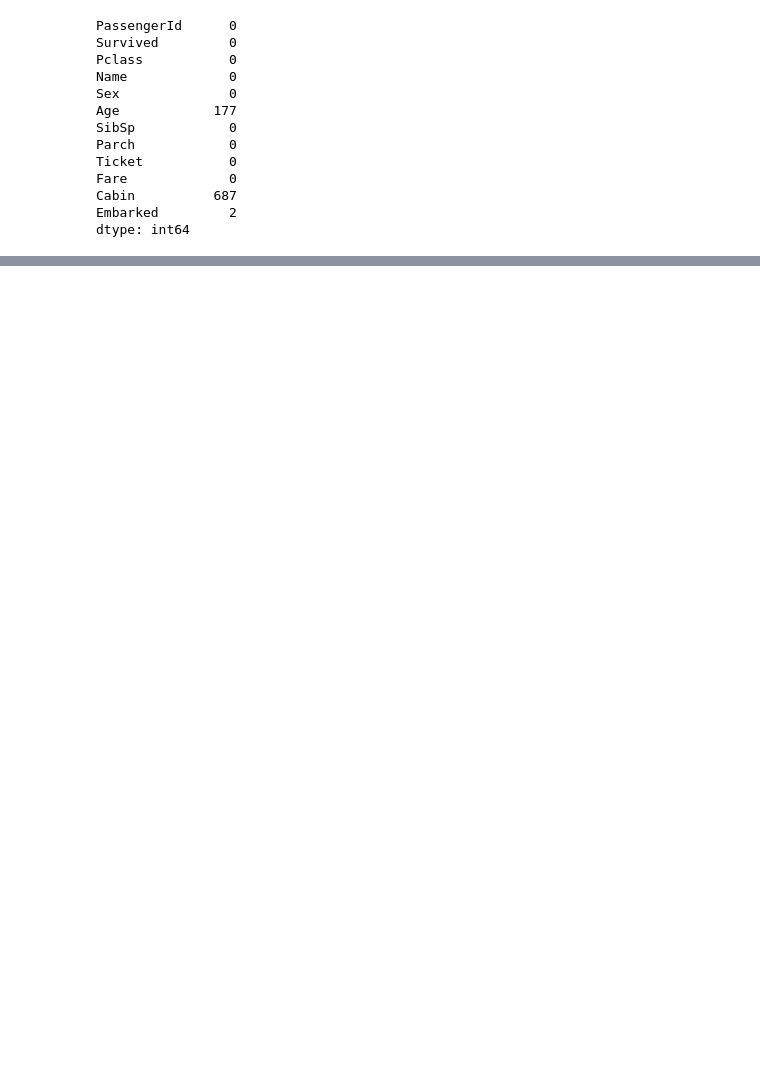
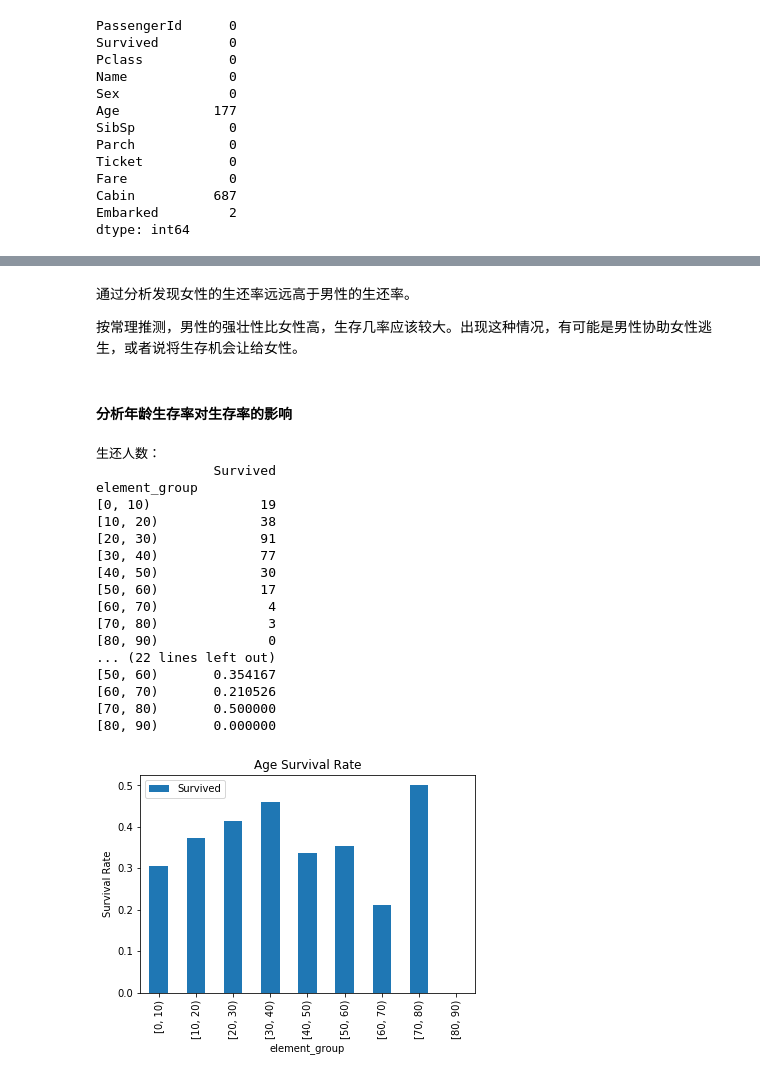
Before and after one commit to GreenWangcl/UD_ML, a Jupyter notebook: basic/p4_titanic_data_exploration/titanic_data_exploration.ipynb, the cells around one changed output, grey strips where cells are left out. Drawn from its saved outputs; the diff is of its cells as text; code cells hidden in the pictures; blank space fills up the shorter version.

```diff
--- a/basic/p4_titanic_data_exploration/titanic_data_exploration.ipynb
+++ b/basic/p4_titanic_data_exploration/titanic_data_exploration.ipynb
@@ -98,0 +178,27 @@ dtype: int64
+# %% [markdown]
+通过分析发现女性的生还率远远高于男性的生还率。
+
+按常理推测，男性的强壮性比女性高，生存几率应该较大。出现这种情况，有可能是男性协助女性逃生，或者说将生存机会让给女性。
+# %% [markdown]
+#### 分析年龄生存率对生存率的影响
+# %%
+analysis('Age')
+# %% [output]
+生还人数：
+               Survived
+element_group
+[0, 10)              19
+[10, 20)             38
+[20, 30)             91
+[30, 40)             77
+[40, 50)             30
+[50, 60)             17
+[60, 70)              4
+[70, 80)              3
+[80, 90)              0
+... (22 lines left out)
+[50, 60)       0.354167
+[60, 70)       0.210526
+[70, 80)       0.500000
+[80, 90)       0.000000
+[figure, added]
```
Also changed, not shown: parts of 37 cells of this notebook, 1 other file.
